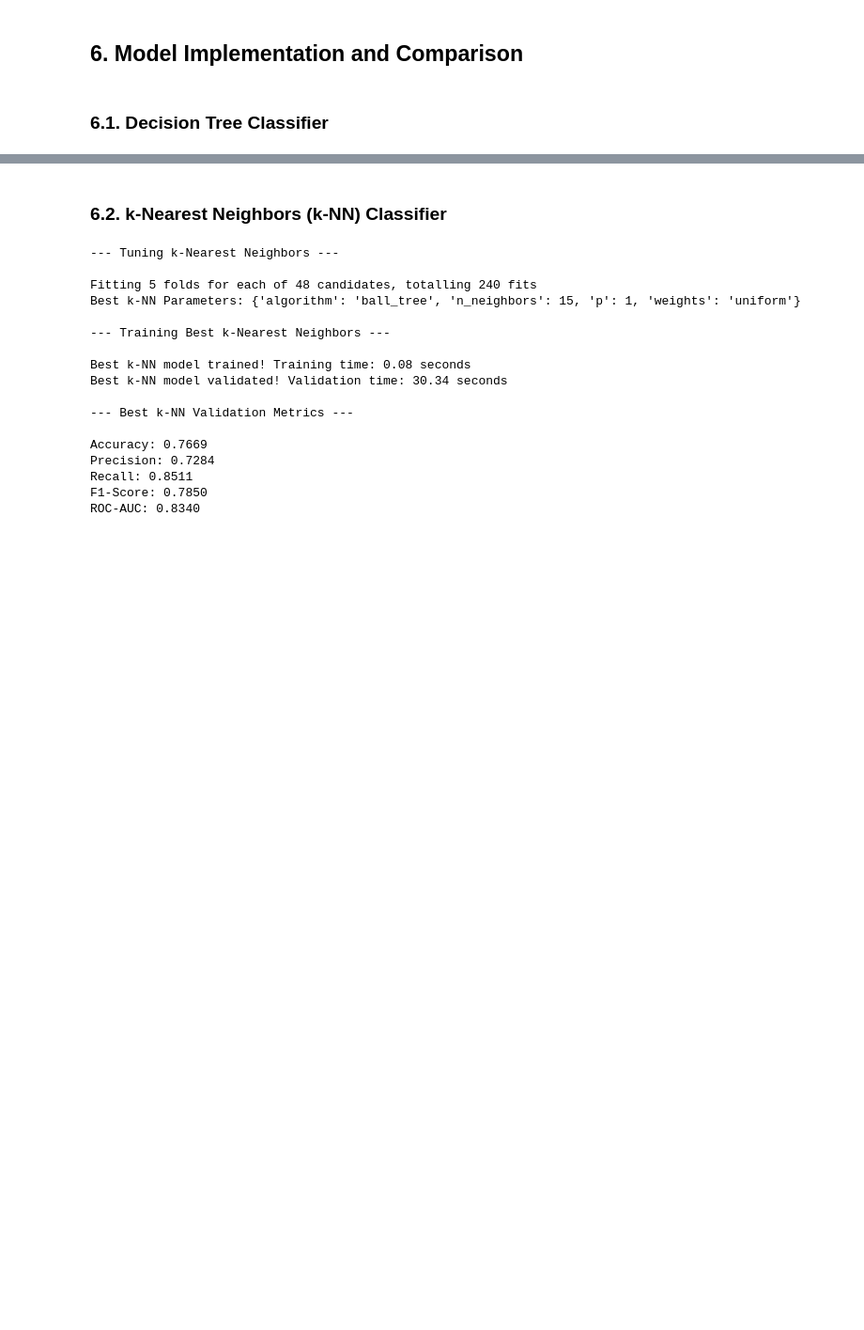
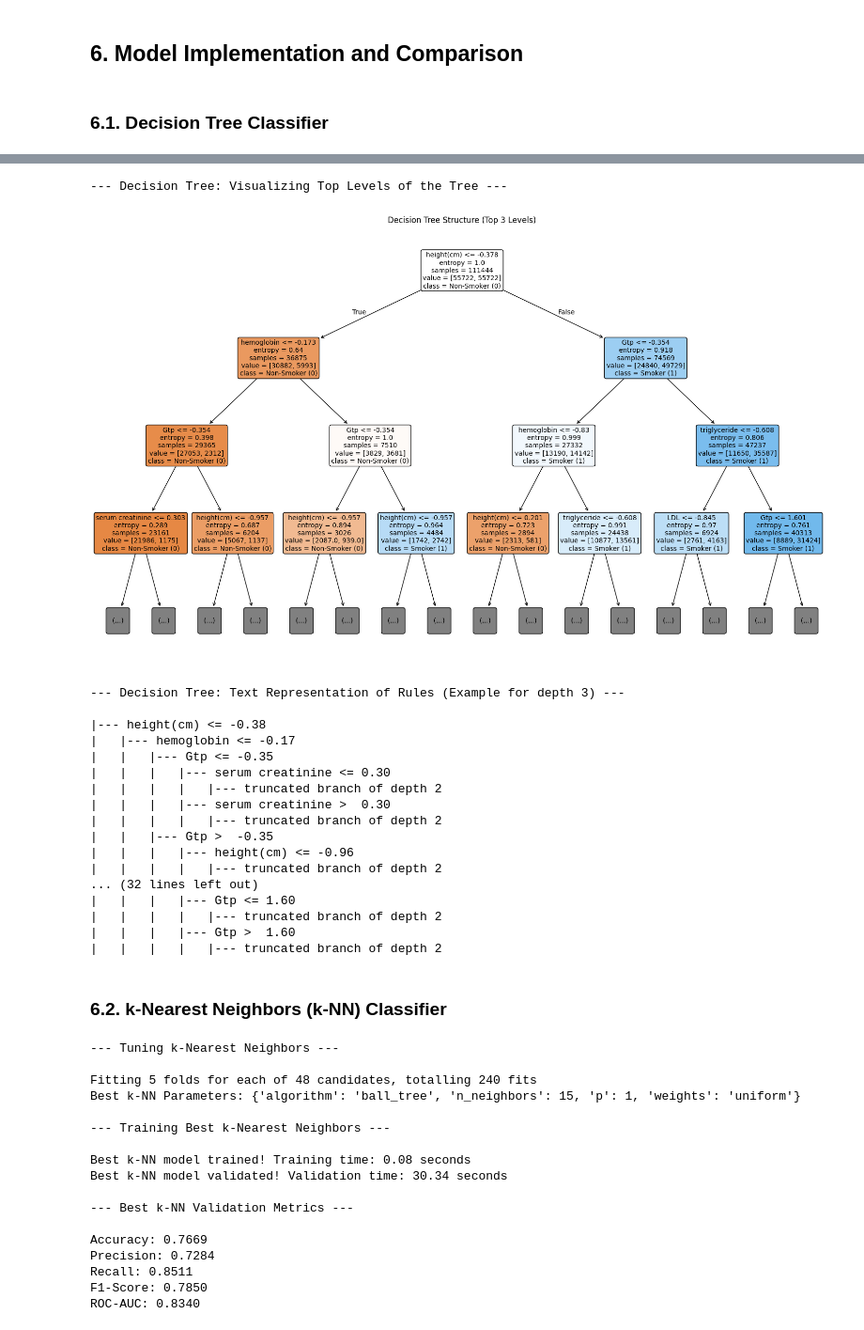
Before and after one commit to bernas013/Project2-AI, a Jupyter notebook: Project_AI_2.ipynb, the cells around one changed output, grey strips where cells are left out. Shown at 94% size. Drawn from its saved outputs; the diff is of its cells as text; code cells hidden in the pictures; blank space fills up the shorter version.

```diff
--- a/Project_AI_2.ipynb
+++ b/Project_AI_2.ipynb
@@ -494,3 +536,49 @@ ROC-AUC: 0.8096
+# %%
+if 'best_dt_classifier' in locals() and 'X_train_processed' in locals():
+    print("\n--- Decision Tree: Visualizing Top Levels of the Tree ---\n")
+    plt.figure(figsize=(20,12))
+    plot_tree(best_dt_classifier,
+              feature_names=list(X_train_processed.columns),
+              class_names=['Non-Smoker (0)', 'Smoker (1)'],
+              filled=True,
+              rounded=True,
+              impurity=True,
+              proportion=False,
+              fontsize=10,
+              max_depth=3)
+    plt.title("Decision Tree Structure (Top 3 Levels)")
+    plt.show()
+
+    print("\n--- Decision Tree: Text Representation of Rules (Example for depth 3) ---\n")
+    try:
+        tree_rules = export_text(best_dt_classifier,
+                                 feature_names=list(X_train_processed.columns),
+                                 max_depth=3)
+        print(tree_rules)
+    except Exception as e:
+        print(f"Could not print tree rules: {e}")
+else:
+    print("Decision Tree model or X_train_processed not available for rule visualization.")
+# %% [output]
+--- Decision Tree: Visualizing Top Levels of the Tree ---
+[figure, added]
+--- Decision Tree: Text Representation of Rules (Example for depth 3) ---
+
+|--- height(cm) <= -0.38
+|   |--- hemoglobin <= -0.17
+|   |   |--- Gtp <= -0.35
+|   |   |   |--- serum creatinine <= 0.30
+|   |   |   |   |--- truncated branch of depth 2
+|   |   |   |--- serum creatinine >  0.30
+|   |   |   |   |--- truncated branch of depth 2
+|   |   |--- Gtp >  -0.35
+|   |   |   |--- height(cm) <= -0.96
+|   |   |   |   |--- truncated branch of depth 2
+... (32 lines left out)
+|   |   |   |--- Gtp <= 1.60
+|   |   |   |   |--- truncated branch of depth 2
+|   |   |   |--- Gtp >  1.60
+|   |   |   |   |--- truncated branch of depth 2
 # %% [markdown]
 ### 6.2. k-Nearest Neighbors (k-NN) Classifier
 # %%
```
Also changed, not shown: parts of 8 cells of this notebook.
